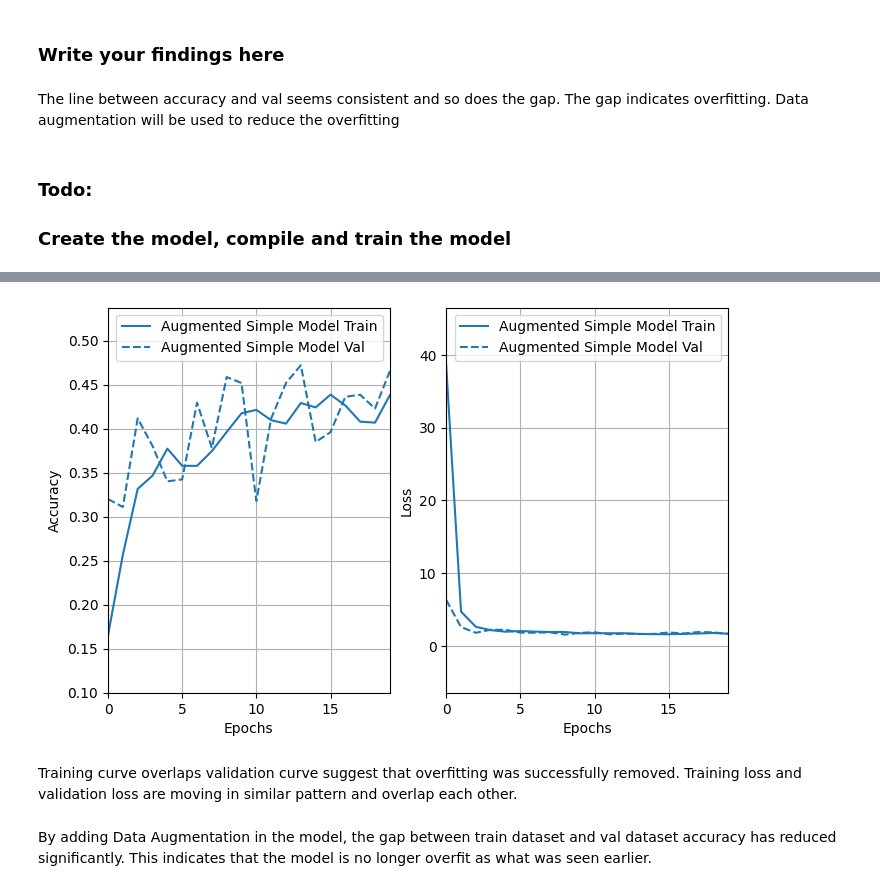
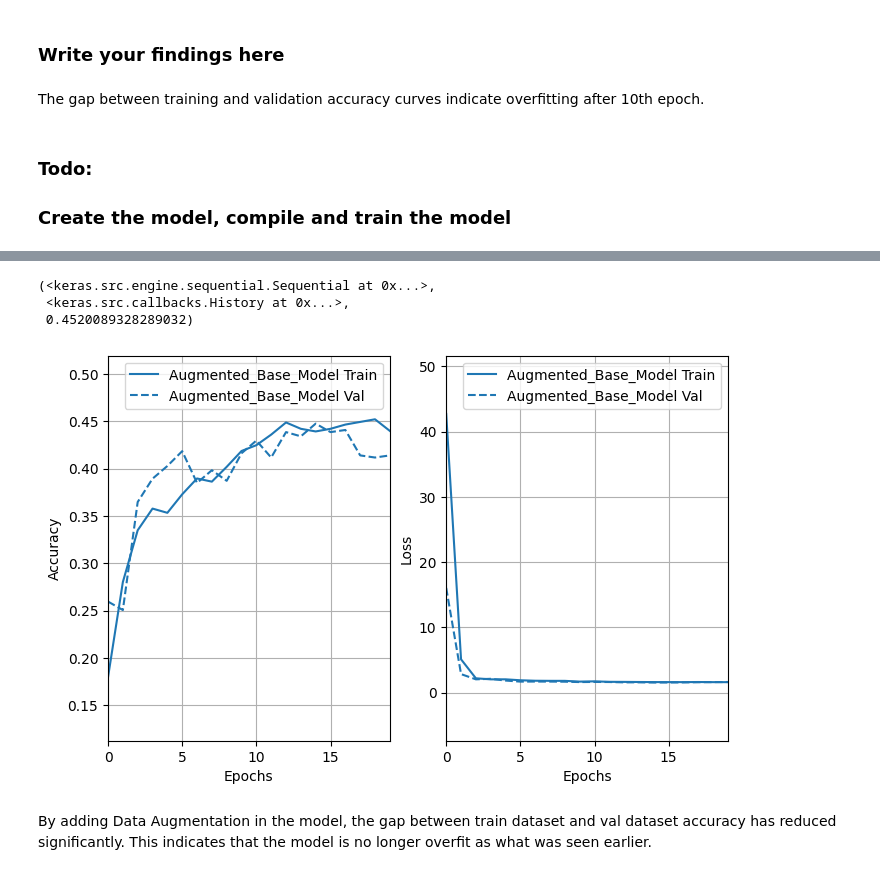
Before and after one commit to lindatey/melanoma_detector_with_cnn, a Jupyter notebook: Assignment_CNN_Skin_Cancer.ipynb, the cells around one changed output, grey strips where cells are left out. Cells and saved outputs as stored; diff of their text form; code cells hidden in the pictures.

```diff
--- a/Assignment_CNN_Skin_Cancer.ipynb
+++ b/Assignment_CNN_Skin_Cancer.ipynb
@@ -152,8 +151,8 @@ normalized_val_ds = rescaling_image(val_ds)
-# %%
-AUTOTUNE = tf.data.experimental.AUTOTUNE
-train_ds = train_ds.cache().shuffle(1000).prefetch(buffer_size=AUTOTUNE)
-val_ds = val_ds.cache().prefetch(buffer_size=AUTOTUNE)
 # %%
+# Notice the pixel values are now in `[0,1]`.
+normalized_train_ds = rescaling_image(train_ds)
+normalized_val_ds = rescaling_image(val_ds)
+
 AUTOTUNE = tf.data.experimental.AUTOTUNE
-normalized_train_ds = normalized_train_ds.cache().shuffle(1000).prefetch(buffer_size=AUTOTUNE)
+normalized_train_ds = normalized_train_ds.cache().prefetch(buffer_size=AUTOTUNE)
 normalized_val_ds = normalized_val_ds.cache().prefetch(buffer_size=AUTOTUNE)
@@ -241,7 +245,25 @@ def build_observe(_layers,train_dataset, val_dataset, _epochs, model_name='base'
 
     plot_history(model_name,_history,_epochs)
 
-    return model,_history
+    save_model(model_name=f'{model_name}',model=model,model_history=_history)
+
+    return model,_history, max(_history.history['accuracy'])
+
+def save_model(model_name,model,model_history,folder=model_result):
+  # Save the model weights to a file
+  model.save_weights(f'{folder}/{model_name}.h5')
+  with open(f'{folder}/{model_name}_history.pkl', 'wb') as file:
+    pickle.dump(model_history.history, file)
+
+def load_model(folder,model_name,model):
+  model.load_weights(f'{folder}/{model_name}.h5')
+  with open(f'{folder}/{model_name}.pkl', 'rb') as file:
+    history = pickle.load(file)
+  return model,history
+
+def load_history(folder,model_name,model):
+    with open(f'{folder}/{model_name}.pkl', 'rb') as file:
+      return pickle.load(file)
 # %%
 EPOCHS = 20
 # %%
@@ -304,5 +326,3 @@ plot_history('Base Model',_history,EPOCHS)
 #### Todo: Write your findings after the model fit, see if there is an evidence of model overfit or underfit
 # %% [markdown]
 ### Write your findings here
-# %% [markdown]
-The line between accuracy and val seems consistent and so does the gap. The gap indicates overfitting. Data augmentation will be used to reduce the overfitting
@@ -311,0 +329,2 @@ model_repo.append({'model_name': 'base' ,'layer': layer,'model': model, 'history
+# %% [markdown]
+The gap between training and validation accuracy curves indicate overfitting after 10th epoch.
@@ -321,6 +342,7 @@ data_augmentation = keras.Sequential(
                       input_shape=(img_height,
                                   img_width,
                                   3)),
+    layers.RandomFlip("vertical"),
     layers.RandomRotation(0.1),
     layers.RandomZoom(0.1),
   ]
@@ -334,13 +356,10 @@ layer= [
     tf.keras.layers.Flatten(),
     tf.keras.layers.Dense(len(class_names))
   ]
-model = build_model(
-    _layers = layer
-    ,dataset = normalized_train_ds
-)
-_history = model.fit(normalized_train_ds, validation_data=normalized_val_ds, epochs=EPOCHS)
-plot_history('Augmented Simple Model',_history,EPOCHS)
-
-model_repo.append({'model_name': 'base with augmentation' ,'layer': layer,'model': model, 'history':_history, 'epoch': EPOCHS})
+build_observe(_layers=layer
+              ,train_dataset = normalized_train_ds
+              , val_dataset=normalized_val_ds
+              ,_epochs=EPOCHS
+              ,model_name='augmented_base_model')
 # %% [output]
 <keras.src.optimizers.schedules.learning_rate_schedule.InverseTimeDecay object at 0x...>
@@ -363,6 +382,7 @@ Epoch 20/20
+(<keras.src.engine.sequential.Sequential at 0x...>,
+ <keras.src.callbacks.History at 0x...>,
+ 0.4520089328289032)
-[figure, old version]
+[figure, new version]
-# %% [markdown]
-Training curve overlaps validation curve suggest that overfitting was successfully removed. Training loss and validation loss are moving in similar pattern and overlap each other.
 # %% [markdown]
 By adding Data Augmentation in the model, the gap between train dataset and val dataset accuracy has reduced significantly. This indicates that the model is no longer overfit as what was seen earlier.
 # %% [markdown]
```
Also changed, not shown: parts of 39 cells of this notebook.
